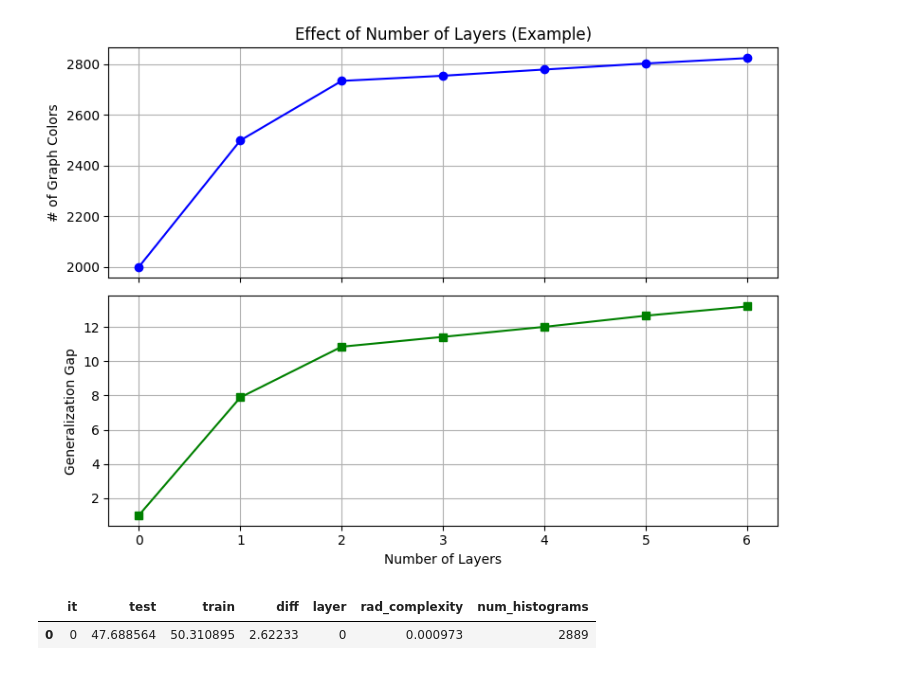
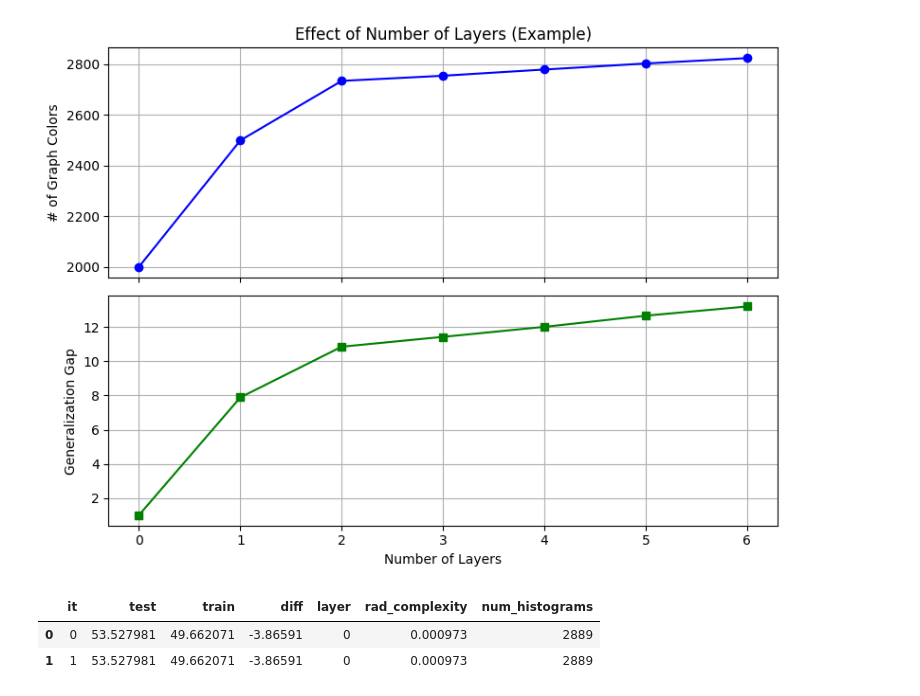
Before and after one commit to EOkoyomon/wl_vs_rademacher, a Jupyter notebook: process.ipynb, the cells around one changed output. Drawn from its saved outputs; the diff is of its cells as text; code cells hidden in the pictures.

```diff
--- a/process.ipynb
+++ b/process.ipynb
@@ -39,13 +39,16 @@ plt.show()
 # %% [output]
 [figure]
 # %%
+import matplotlib.pyplot as plt
+import numpy as np
 import pandas as pd
 
-df = pd.read_csv('NCI1.csv', index_col=0)
+df = pd.read_csv('NCI1_500.csv', index_col=0)
 df[df['layer'] == 0]
 # %% [output]
 |  | it | test | train | diff | layer | rad_complexity | num_histograms |
-| 0 | 0 | 47.688564 | 50.310895 | 2.62233 | 0 | 0.000973 | 2889 |
+| 0 | 0 | 53.527981 | 49.662071 | -3.86591 | 0 | 0.000973 | 2889 |
+| 1 | 1 | 53.527981 | 49.662071 | -3.86591 | 0 | 0.000973 | 2889 |
 # %%
 avg_gen_gap = []
 avg_rad_complexity = []
```
Also changed, not shown: parts of 1 cell of this notebook, 3 other files.
